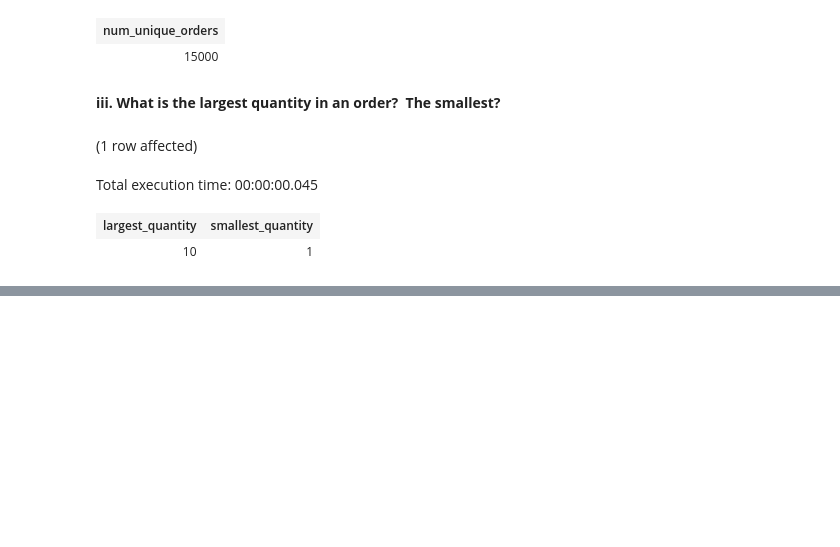
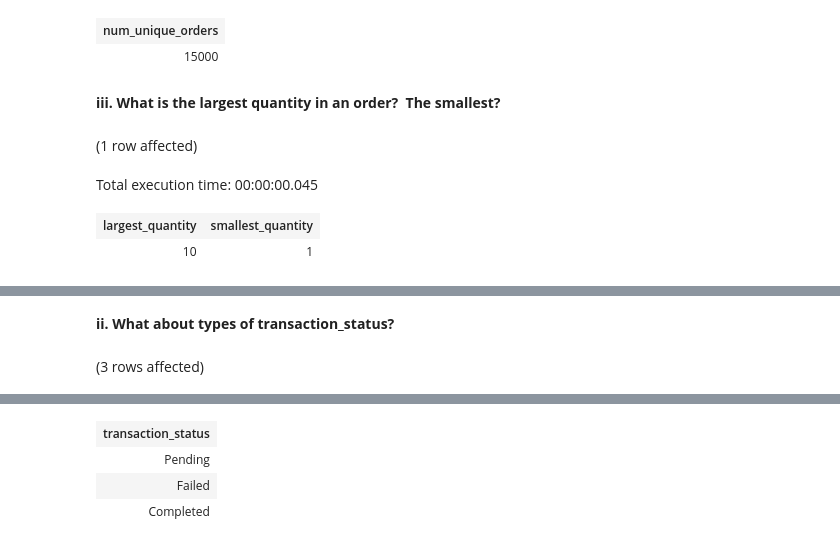
Before and after one commit to bradleytkay/post-launchcode-grad-work, a Jupyter notebook: OnlineShoppingDB.ipynb, the cells around one changed output, grey strips where cells are left out. Drawn from its saved outputs; the diff is of its cells as text; code cells hidden in the pictures; blank space fills up the shorter version.

```diff
--- a/OnlineShoppingDB.ipynb
+++ b/OnlineShoppingDB.ipynb
@@ -365,0 +388,7 @@ Total execution time: 00:00:00.045
+# %% [markdown]
+**ii. What about types of transaction\_status?**
+# %%
+SELECT DISTINCT transaction_status
+FROM OnlineShoppingDB.dbo.payment
+# %% [output]
+(3 rows affected)
@@ -365,0 +396,4 @@ Total execution time: 00:00:00.045
+| transaction_status |
+| Pending |
+| Failed |
+| Completed |
```
Also changed, not shown: parts of 5 cells of this notebook.
